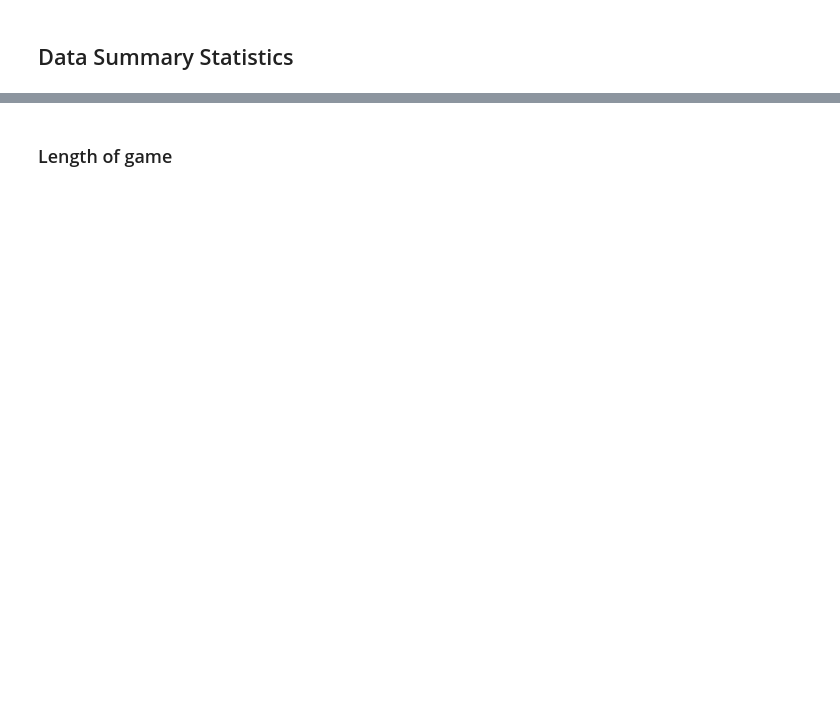
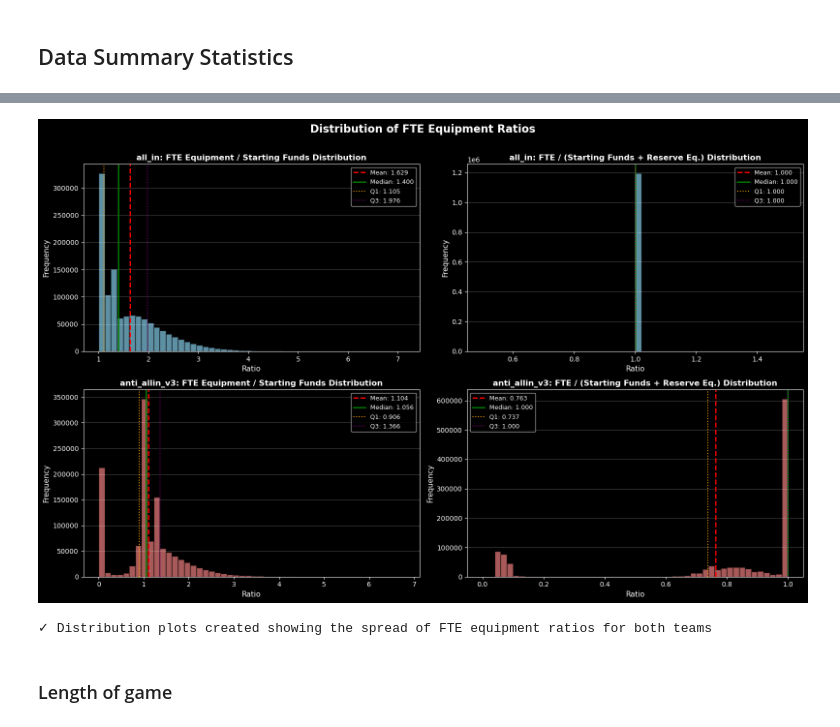
Before and after one commit to petz15/csgo_abm, a Jupyter notebook: analysis_notebook_v2.ipynb, the cells around one changed output, grey strips where cells are left out. Drawn from its saved outputs; the diff is of its cells as text; code cells hidden in the pictures; blank space fills up the shorter version.

```diff
--- a/analysis_notebook_v2.ipynb
+++ b/analysis_notebook_v2.ipynb
@@ -141,0 +294,63 @@ Team 2: anti_allin_v2
+# %%
+# ============================================================================
+# DISTRIBUTION PLOTS FOR FTE EQUIPMENT RATIOS
+# ============================================================================
+
+fig, axes = plt.subplots(2, 2, figsize=(16, 10))
+
+# Team 1 - FTE/Funds_Start Distribution
+axes[0, 0].hist(t1_fte_to_funds_start.dropna(), bins=50, alpha=0.7, color='skyblue', edgecolor='black')
+axes[0, 0].axvline(t1_fte_to_funds_start.mean(), color='red', linestyle='--', linewidth=2, label=f'Mean: {t1_fte_to_funds_start.mean():.3f}')
+axes[0, 0].axvline(t1_fte_to_funds_start.median(), color='green', linestyle='-', linewidth=2, label=f'Median: {t1_fte_to_funds_start.median():.3f}')
+axes[0, 0].axvline(t1_fte_to_funds_start.quantile(0.25), color='orange', linestyle=':', linewidth=1.5, label=f'Q1: {t1_fte_to_funds_start.quantile(0.25):.3f}')
+axes[0, 0].axvline(t1_fte_to_funds_start.quantile(0.75), color='purple', linestyle=':', linewidth=1.5, label=f'Q3: {t1_fte_to_funds_start.quantile(0.75):.3f}')
+axes[0, 0].set_xlabel('Ratio', fontsize=11)
+axes[0, 0].set_ylabel('Frequency', fontsize=11)
+axes[0, 0].set_title(f'{t1_label}: FTE Equipment / Starting Funds Distribution', fontsize=12, fontweight='bold')
+axes[0, 0].legend(fontsize=9)
+axes[0, 0].grid(axis='y', alpha=0.3)
+
+# Team 1 - FTE/Total Funds Distribution
+axes[0, 1].hist(t1_fte_to_total_funds.dropna(), bins=50, alpha=0.7, color='skyblue', edgecolor='black')
+axes[0, 1].axvline(t1_fte_to_total_funds.mean(), color='red', linestyle='--', linewidth=2, label=f'Mean: {t1_fte_to_total_funds.mean():.3f}')
+axes[0, 1].axvline(t1_fte_to_total_funds.median(), color='green', linestyle='-', linewidth=2, label=f'Median: {t1_fte_to_total_funds.median():.3f}')
+axes[0, 1].axvline(t1_fte_to_total_funds.quantile(0.25), color='orange', linestyle=':', linewidth=1.5, label=f'Q1: {t1_fte_to_total_funds.quantile(0.25):.3f}')
+axes[0, 1].axvline(t1_fte_to_total_funds.quantile(0.75), color='purple', linestyle=':', linewidth=1.5, label=f'Q3: {t1_fte_to_total_funds.quantile(0.75):.3f}')
+axes[0, 1].set_xlabel('Ratio', fontsize=11)
+axes[0, 1].set_ylabel('Frequency', fontsize=11)
+axes[0, 1].set_title(f'{t1_label}: FTE / (Starting Funds + Reserve Eq.) Distribution', fontsize=12, fontweight='bold')
+axes[0, 1].legend(fontsize=9)
+axes[0, 1].grid(axis='y', alpha=0.3)
+
+# Team 2 - FTE/Funds_Start Distribution
+axes[1, 0].hist(t2_fte_to_funds_start.dropna(), bins=50, alpha=0.7, color='lightcoral', edgecolor='black')
+axes[1, 0].axvline(t2_fte_to_funds_start.mean(), color='red', linestyle='--', linewidth=2, label=f'Mean: {t2_fte_to_funds_start.mean():.3f}')
+axes[1, 0].axvline(t2_fte_to_funds_start.median(), color='green', linestyle='-', linewidth=2, label=f'Median: {t2_fte_to_funds_start.median():.3f}')
+axes[1, 0].axvline(t2_fte_to_funds_start.quantile(0.25), color='orange', linestyle=':', linewidth=1.5, label=f'Q1: {t2_fte_to_funds_start.quantile(0.25):.3f}')
+axes[1, 0].axvline(t2_fte_to_funds_start.quantile(0.75), color='purple', linestyle=':', linewidth=1.5, label=f'Q3: {t2_fte_to_funds_start.quantile(0.75):.3f}')
+axes[1, 0].set_xlabel('Ratio', fontsize=11)
+axes[1, 0].set_ylabel('Frequency', fontsize=11)
+axes[1, 0].set_title(f'{t2_label}: FTE Equipment / Starting Funds Distribution', fontsize=12, fontweight='bold')
+axes[1, 0].legend(fontsize=9)
+axes[1, 0].grid(axis='y', alpha=0.3)
+
+# Team 2 - FTE/Total Funds Distribution
+axes[1, 1].hist(t2_fte_to_total_funds.dropna(), bins=50, alpha=0.7, color='lightcoral', edgecolor='black')
+axes[1, 1].axvline(t2_fte_to_total_funds.mean(), color='red', linestyle='--', linewidth=2, label=f'Mean: {t2_fte_to_total_funds.mean():.3f}')
+axes[1, 1].axvline(t2_fte_to_total_funds.median(), color='green', linestyle='-', linewidth=2, label=f'Median: {t2_fte_to_total_funds.median():.3f}')
+axes[1, 1].axvline(t2_fte_to_total_funds.quantile(0.25), color='orange', linestyle=':', linewidth=1.5, label=f'Q1: {t2_fte_to_total_funds.quantile(0.25):.3f}')
+axes[1, 1].axvline(t2_fte_to_total_funds.quantile(0.75), color='purple', linestyle=':', linewidth=1.5, label=f'Q3: {t2_fte_to_total_funds.quantile(0.75):.3f}')
+axes[1, 1].set_xlabel('Ratio', fontsize=11)
+axes[1, 1].set_ylabel('Frequency', fontsize=11)
+axes[1, 1].set_title(f'{t2_label}: FTE / (Starting Funds + Reserve Eq.) Distribution', fontsize=12, fontweight='bold')
+axes[1, 1].legend(fontsize=9)
+axes[1, 1].grid(axis='y', alpha=0.3)
+
+fig.suptitle('Distribution of FTE Equipment Ratios', fontsize=16, fontweight='bold', y=0.995)
+plt.tight_layout()
+plt.show()
+
+print(f"✓ Distribution plots created showing the spread of FTE equipment ratios for both teams")
+# %% [output]
+[figure, added]
+✓ Distribution plots created showing the spread of FTE equipment ratios for both teams
```
Also changed, not shown: parts of 17 cells of this notebook, 6 other files.
